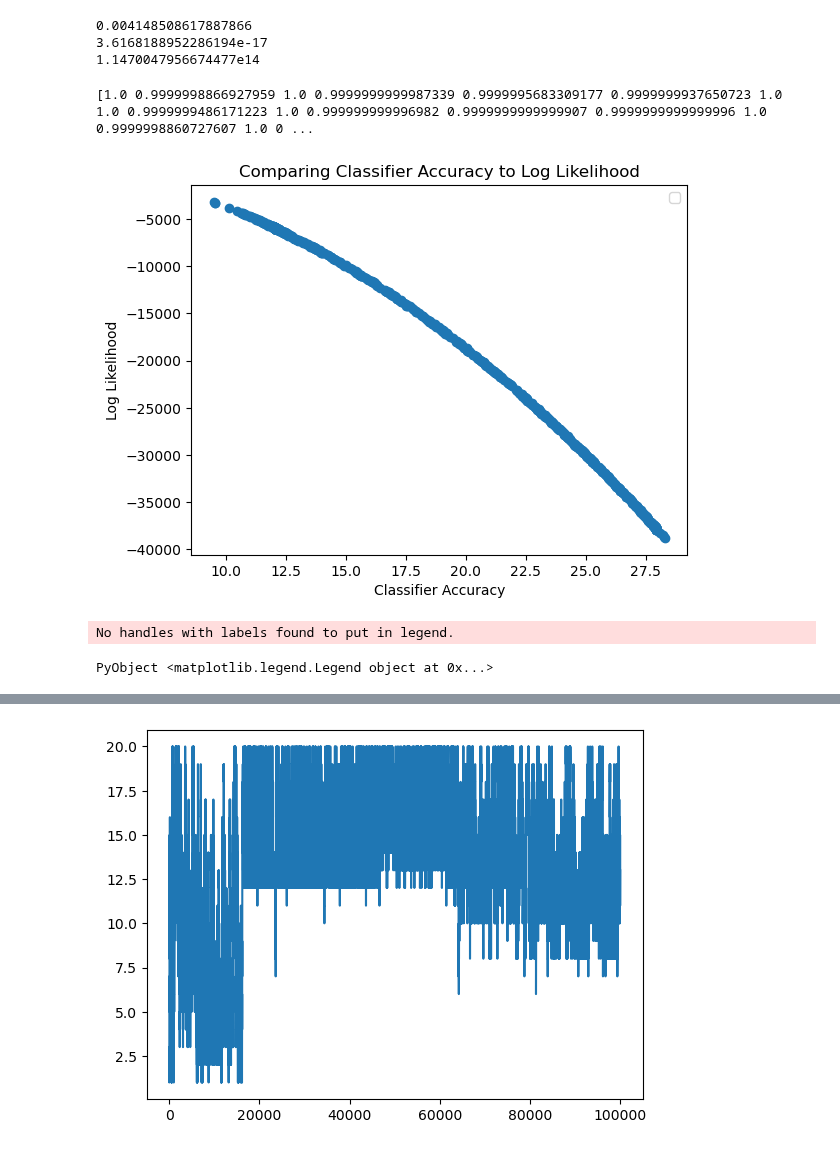
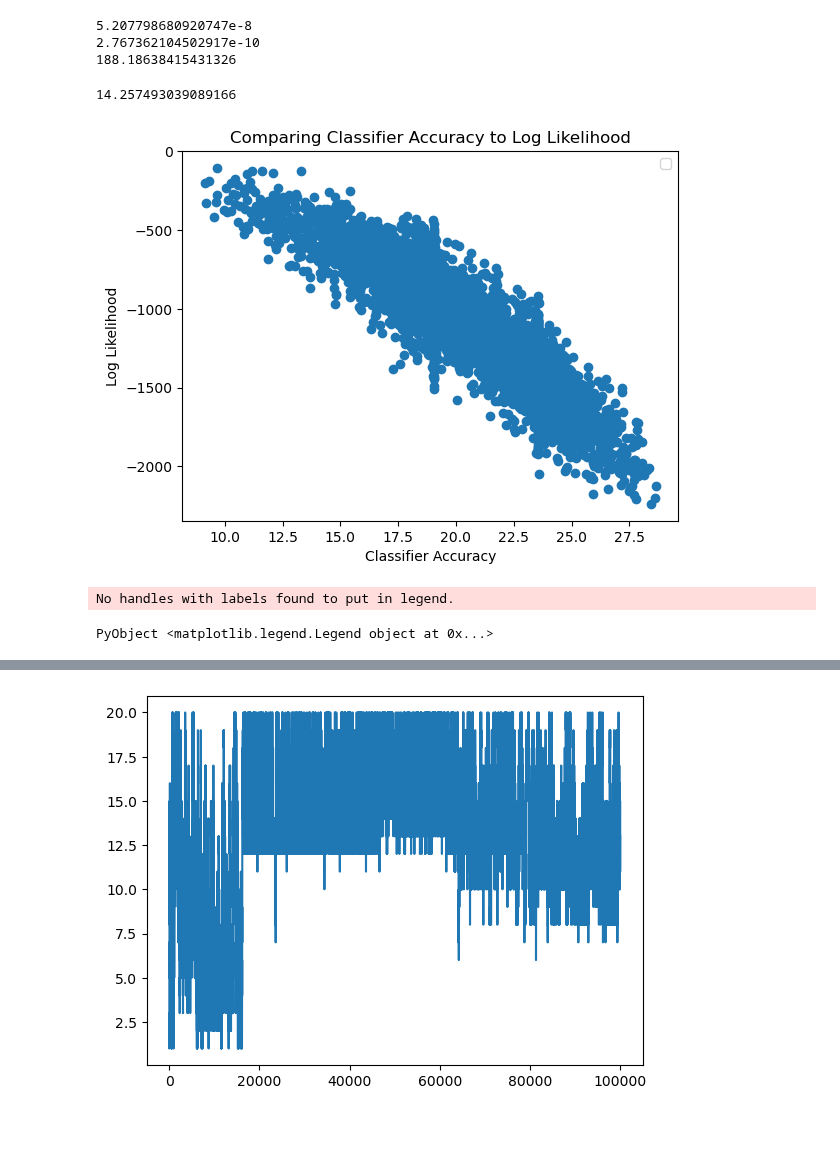
Before and after one commit to jberezow/RJMCMC, a Jupyter notebook: Thesis-Interpolation.ipynb, the cells around one changed output, grey strips where cells are left out. Drawn from its saved outputs; the diff is of its cells as text; code cells hidden in the pictures.

```diff
--- a/Thesis-Interpolation.ipynb
+++ b/Thesis-Interpolation.ipynb
@@ -24,15 +25,23 @@ function plot_data(data,scores,alpha=1.0)
     scatter(data[:,1],data[:,2],c=scores)
 end
 
+function sample_data(x, y, n=50)
+    perm = randperm(length(x[1,:]))[1:n]
+    x_new1 = [x[1,perm[i]] for i=1:n]
+    x_new2 = [x[2,perm[i]] for i=1:n]
+    x_new = hcat(x_new1,x_new2)
+    return x_new, y[perm]
+end
+
 mₖ(k) = k*4 + 1;
 # %%
 #Generative Classifier Network
 
 #Bayesian Neural Net
 function G(x, W₁, b₁, W₂, b₂, k::Int)
-    if(typeof(x) == Float64)
-        x = [x]
-    end
+    #if(typeof(x) == Float64)
+        #x = [x]
+    #end
 
     W₁ = reshape(W₁, k, 2)
     W₂ = reshape(W₂, 1, k)
@@ -185,26 +201,50 @@ score2 = exp(get_score(trace2)/length(y_real))
 println(score1)
 println(score2)
 println(score1/score2)
-
-#print(best_trace[:Wₕ])
-#print(Wₕ)
 # %% [output]
-0.004148508617887866
-3.6168188952286194e-17
-1.1470047956674477e14
+5.207798680920747e-8
+2.767362104502917e-10
+188.18638415431326
-# %%
-print(best_pred_y)
-print(y_real)
-# %% [output]
-[1.0 0.9999998866927959 1.0 0.9999999999987339 0.9999995683309177 0.9999999937650723 1.0 1.0 0.9999999486171223 1.0 0.999999999996982 0.9999999999999907 0.9999999999999996 1.0 0.9999998860727607 1.0 0 ...
+# %%
+x_samp, y_samp = sample_data(x, y_real)
+x_samp = transpose(x_samp)
+size(x_samp)
+obs_master = choicemap()::ChoiceMap
+obs_master[:y] = y_samp
+obs = obs_master
+scores = []
+distances = []
+ks = []
+best_ks = []
+best_traces = []
+(best_trace,) = generate(classifier, (x_samp,), obs)
+best_score = get_score(best_trace)
+best_Wₕ = best_trace[:Wₕ]
+best_Wₒ = best_trace[:Wₒ]
+best_bₕ = best_trace[:bₕ]
+best_bₒ = best_trace[:bₒ]
+best_k = best_trace[:k]
+
+best_pred_y = Flux.σ.(G(x,best_Wₕ,best_Wₒ,best_bₕ,best_bₒ,best_k))
+best_dist = euclidean(best_pred_y, y_real)
+# %% [output]
+14.257493039089166
 # %%
 #Plot of Log Likelihood Scores
+x_samp, y_samp = sample_data(x, y_real)
+#x_samp, y_samp = x, y_real
+x_samp = transpose(x_samp)
+size(x_samp)
+obs_master = choicemap()::ChoiceMap
+obs_master[:y] = y_samp
+obs = obs_master;
+
 scores = []
 distances = []
 ks = []
 best_ks = []
 best_traces = []
-(best_trace,) = generate(classifier, (x,), obs)
+(best_trace,) = generate(classifier, (x_samp,), obs)
 best_score = get_score(best_trace)
 best_Wₕ = best_trace[:Wₕ]
 best_Wₒ = best_trace[:Wₒ]
@@ -216,7 +256,13 @@ best_pred_y = Flux.σ.(G(x,best_Wₕ,best_Wₒ,best_bₕ,best_bₒ,best_k))
 best_dist = euclidean(best_pred_y, y_real)
 
 function likelihood(best_dist, best_score, best_k)
-    (trace,) = generate(classifier, (x,), obs)
+    x_samp, y_samp = sample_data(x, y_real)
+    #x_samp, y_samp = x, y_real
+    x_samp = transpose(x_samp)
+    obs_master = choicemap()::ChoiceMap
+    obs_master[:y] = y_samp
+    obs = obs_master;
+    (trace,) = generate(classifier, (x_samp,), obs)
 
     Wₕ = trace[:Wₕ]
     Wₒ = trace[:Wₒ]
@@ -239,35 +285,35 @@ function likelihood(best_dist, best_score, best_k)
     end
     push!(scores,score)
     push!(distances,dist)
     push!(ks, k)
     #println(best_score)
     return(best_dist, best_score, best_k)
 end
 
-for i=1:1000
+for i=1:6000
     best_dist, best_score, best_k = likelihood(best_dist, best_score, best_k)
     push!(best_ks, best_k)
 end
 
 #for j=1:20
     #new_distances1 = [ks[i] == j ? distances[i] : -1 for i=1:length(distances)]
     #new_distances = filter(x -> x != -1, new_distances1)
     #new_scores1 = [ks[i] == j ? scores[i] : 100 for i=1:length(scores)]
     #new_scores = filter(x -> x < 100, new_scores1)
     #scatter(new_distances,new_scores,label=j)
 #end
 #plt.xlim(0,200)
 #plt.ylim(-6000,0)
 scatter(distances, scores)
 plt.title("Comparing Classifier Accuracy to Log Likelihood")
 plt.xlabel("Classifier Accuracy")
 plt.ylabel("Log Likelihood")
 plt.legend()
 #println(best_trace[:k])
 #println(best_dist)
 #println(best_ks)
 # %% [output]
-[figure, old version]
+[figure, new version]
 No handles with labels found to put in legend.
 PyObject <matplotlib.legend.Legend object at 0x...>
 # %%
```
Also changed, not shown: parts of 7 cells of this notebook, 1 other file.
